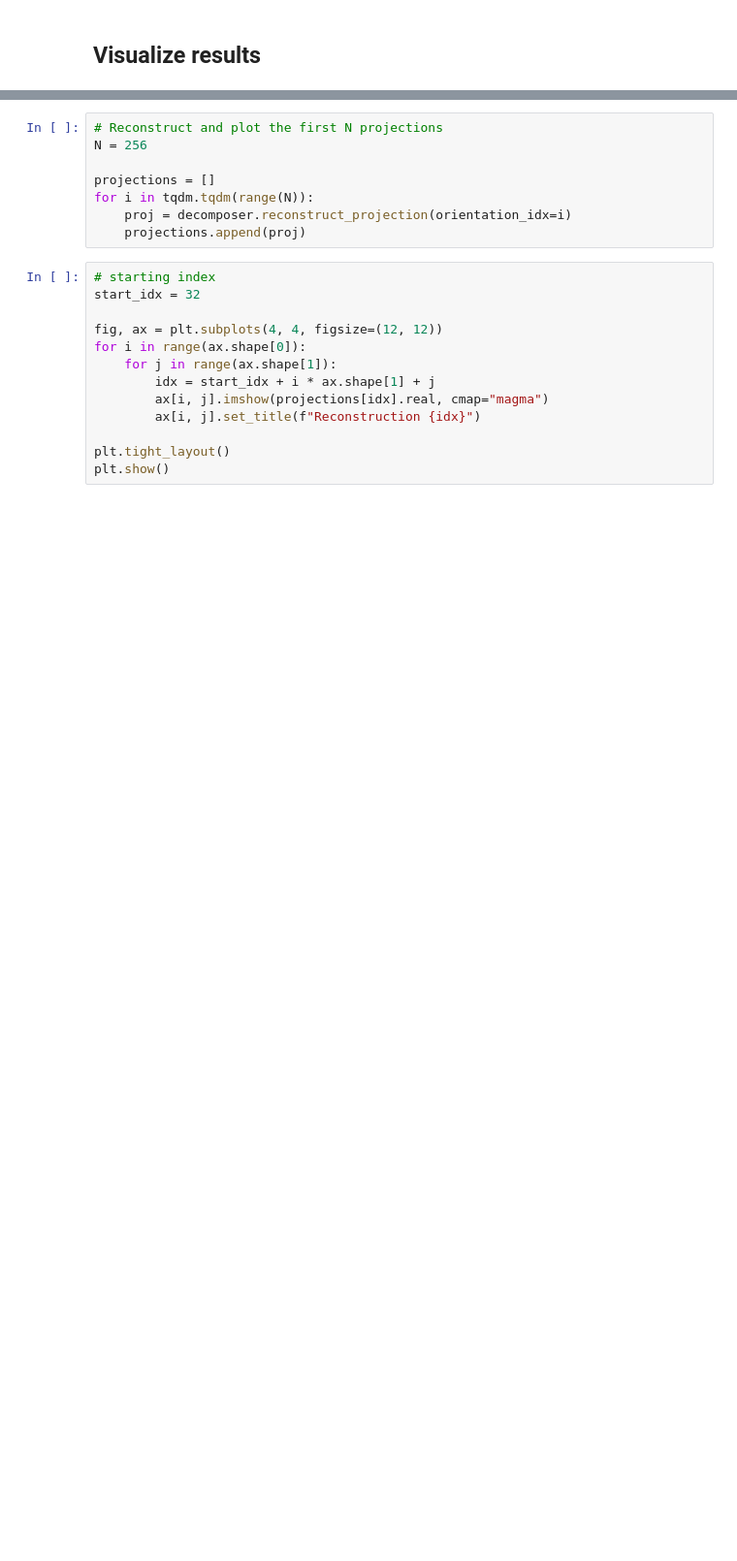
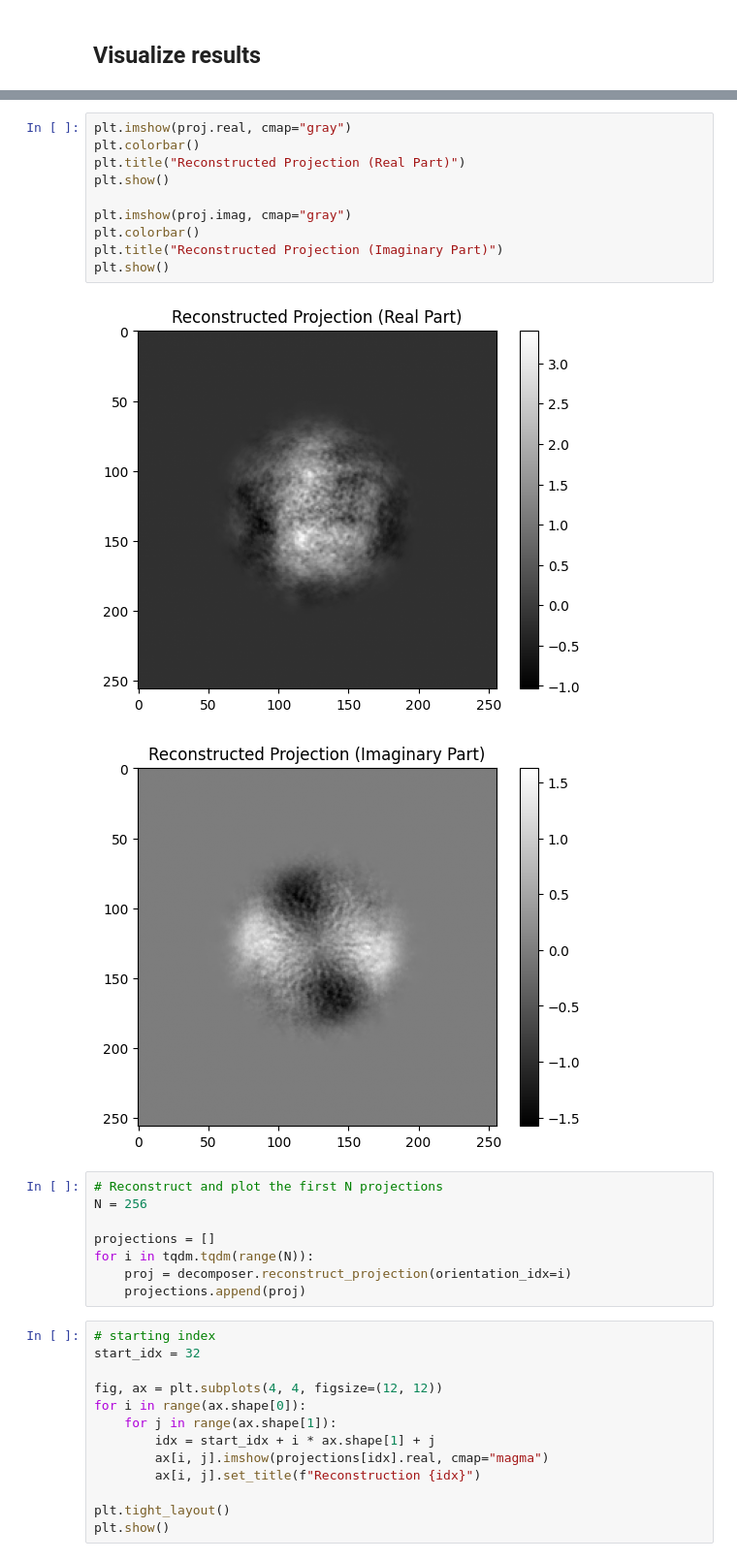
Before and after one commit to Lucaslab-Berkeley/Panther-EM, a Jupyter notebook: examples/test_decomposition.ipynb, the cells around one changed output, grey strips where cells are left out. Shown at 97% size. Drawn from its saved outputs; the diff is of its cells as text; blank space fills up the shorter version.

```diff
--- a/examples/test_decomposition.ipynb
+++ b/examples/test_decomposition.ipynb
@@ -120,3 +124,16 @@ proj.shape
+# %%
+plt.imshow(proj.real, cmap="gray")
+plt.colorbar()
+plt.title("Reconstructed Projection (Real Part)")
+plt.show()
+
+plt.imshow(proj.imag, cmap="gray")
+plt.colorbar()
+plt.title("Reconstructed Projection (Imaginary Part)")
+plt.show()
+# %% [output]
+[figure, added]
+[figure, added]
 # %%
 # Reconstruct and plot the first N projections
 N = 256
```
Also changed, not shown: parts of 9 cells of this notebook, 1 other file.
